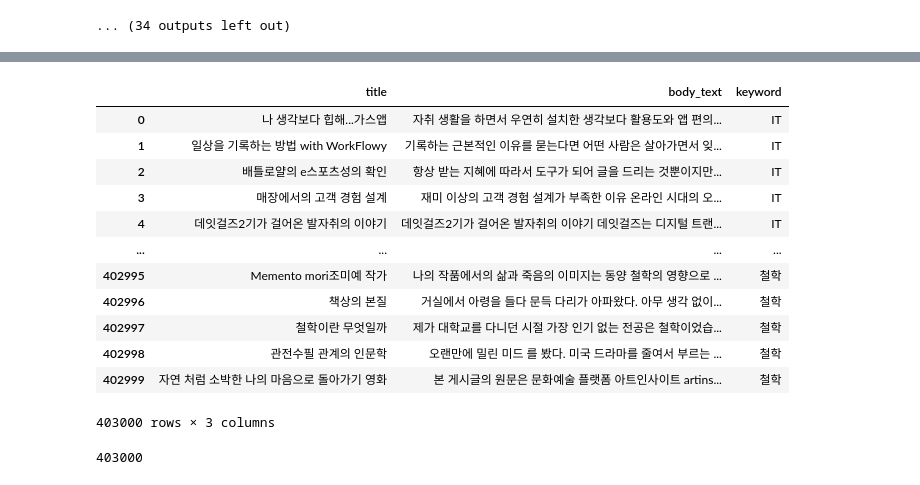
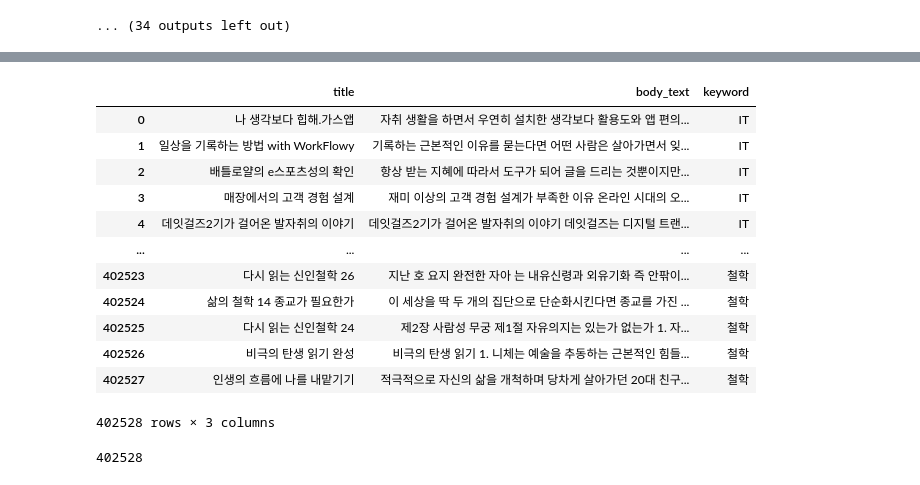
Before and after one commit to staytactical/brunch-dataset, a Jupyter notebook: brunch_dataset_processing.ipynb, the cells around one changed output, grey strips where cells are left out. Cells and saved outputs as stored; diff of their text form; code cells hidden in the pictures.

```diff
--- a/brunch_dataset_processing.ipynb
+++ b/brunch_dataset_processing.ipynb
@@ -552,0 +729,5 @@ display(total_dataset[['title','body_text','keyword']])
+# %%
+# url 기준 중복 제거
+total_dataset.drop_duplicates(['post_url'])
+total_dataset.reset_index(inplace=True, drop=True) # 인덱스 초기화
+display(total_dataset[['title','body_text','keyword']])
@@ -553,23 +748,22 @@ display(total_dataset[['title','body_text','keyword']])
 # %%
-total_dataset.sort_values('keyword')
-total_data = total_dataset.sort_index(ascending=False)
-total_data = total_dataset.reset_index(inplace=True, drop=True)
+total_dataset.sort_values('keyword', inplace=True)
+total_dataset.reset_index(inplace=True, drop=True)
 display(total_dataset[['title','body_text','keyword']])
 display(total_dataset.shape[0])
 # %% [output]
 |  | title | body_text | keyword |
-| 0 | 나 생각보다 힙해...가스앱 | 자취 생활을 하면서 우연히 설치한 생각보다 활용도와 앱 편의... | IT |
+| 0 | 나 생각보다 힙해.가스앱 | 자취 생활을 하면서 우연히 설치한 생각보다 활용도와 앱 편의... | IT |
 | 1 | 일상을 기록하는 방법 with WorkFlowy | 기록하는 근본적인 이유를 묻는다면 어떤 사람은 살아가면서 잊... | IT |
 | 2 | 배틀로얄의 e스포츠성의 확인 | 항상 받는 지혜에 따라서 도구가 되어 글을 드리는 것뿐이지만... | IT |
 | 3 | 매장에서의 고객 경험 설계 | 재미 이상의 고객 경험 설계가 부족한 이유 온라인 시대의 오... | IT |
 | 4 | 데잇걸즈2기가 걸어온 발자취의 이야기 | 데잇걸즈2기가 걸어온 발자취의 이야기 데잇걸즈는 디지털 트랜... | IT |
 | ... | ... | ... | ... |
-| 402995 | Memento mori조미예 작가 | 나의 작품에서의 삶과 죽음의 이미지는 동양 철학의 영향으로 ... | 철학 |
-| 402996 | 책상의 본질 | 거실에서 아령을 들다 문득 다리가 아파왔다. 아무 생각 없이... | 철학 |
-| 402997 | 철학이란 무엇일까 | 제가 대학교를 다니던 시절 가장 인기 없는 전공은 철학이었습... | 철학 |
-| 402998 | 관전수필 관계의 인문학 | 오랜만에 밀린 미드 를 봤다. 미국 드라마를 줄여서 부르는 ... | 철학 |
-| 402999 | 자연 처럼 소박한 나의 마음으로 돌아가기 영화 | 본 게시글의 원문은 문화예술 플랫폼 아트인사이트 artins... | 철학 |
+| 402523 | 다시 읽는 신인철학 26 | 지난 호 요지 완전한 자아 는 내유신령과 외유기화 즉 안팎이... | 철학 |
+| 402524 | 삶의 철학 14 종교가 필요한가 | 이 세상을 딱 두 개의 집단으로 단순화시킨다면 종교를 가진 ... | 철학 |
+| 402525 | 다시 읽는 신인철학 24 | 제2장 사람성 무궁 제1절 자유의지는 있는가 없는가 1. 자... | 철학 |
+| 402526 | 비극의 탄생 읽기 완성 | 비극의 탄생 읽기 1. 니체는 예술을 추동하는 근본적인 힘들... | 철학 |
+| 402527 | 인생의 흐름에 나를 내맡기기 | 적극적으로 자신의 삶을 개척하며 당차게 살아가던 20대 친구... | 철학 |
-403000 rows × 3 columns
+402528 rows × 3 columns
-403000
+402528
 # %%
 total_dataset.to_csv('processed data/total_dataset.csv', index=False)
```
Also changed, not shown: parts of 9 cells of this notebook.
